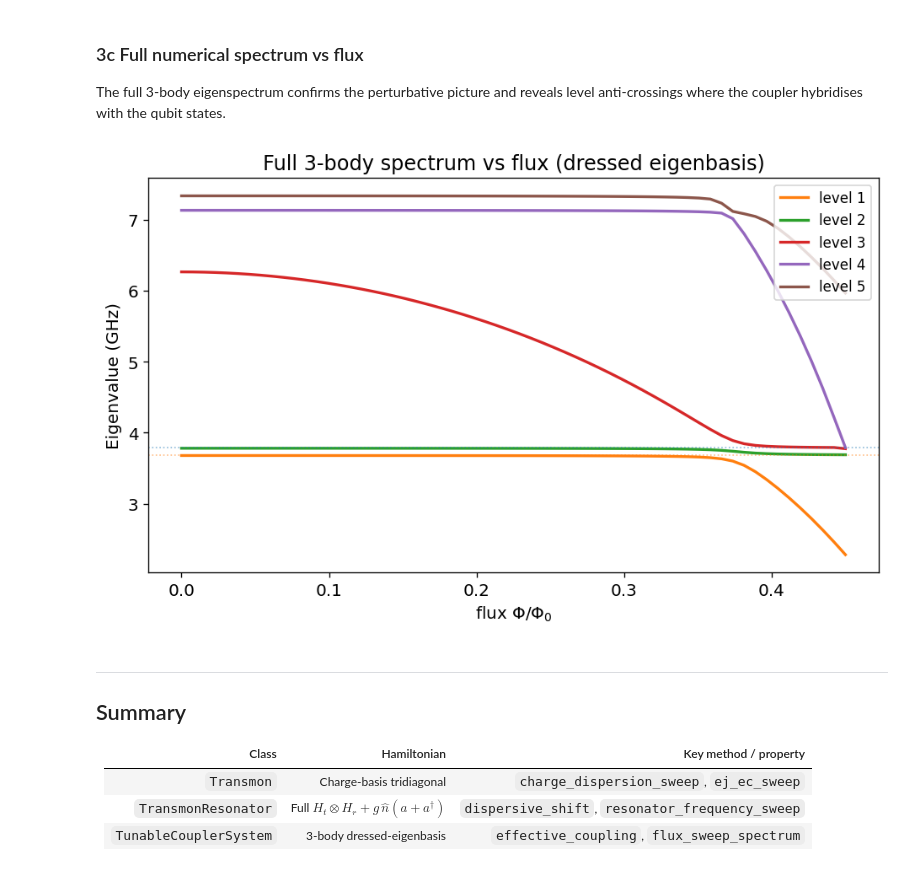
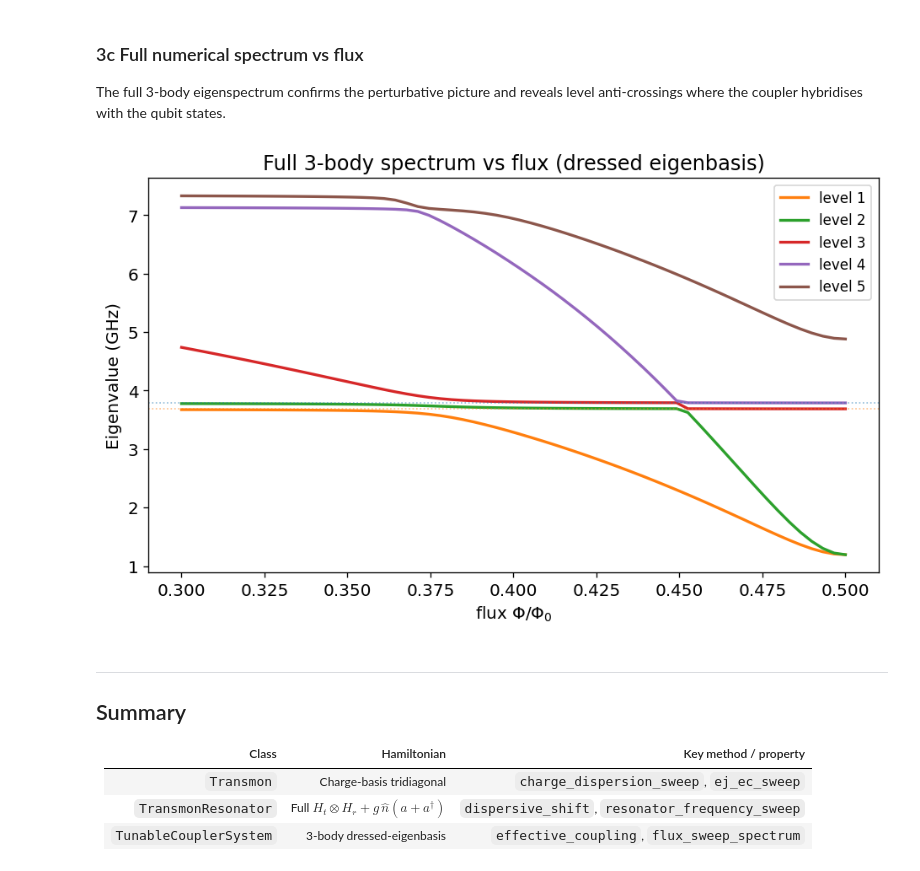
Before and after one commit to jghosh2/superqsim, a Jupyter notebook: transmon_demo.ipynb, the cells around one changed output. Drawn from its saved outputs; the diff is of its cells as text; code cells hidden in the pictures.

```diff
--- a/transmon_demo.ipynb
+++ b/transmon_demo.ipynb
@@ -336,23 +332,23 @@ g_eff at Φ/Φ₀ = 0.4 : 25.17 MHz
 The full 3-body eigenspectrum confirms the perturbative picture and reveals
 level anti-crossings where the coupler hybridises with the qubit states.
 # %%
-flux_coarse = np.linspace(0.0, 0.45, 60)  # stop before coupler diverges at 0.5
+flux_coarse = np.linspace(0.3, 0.5, 60)  # stop before coupler diverges at 0.5
 spec = system.flux_sweep_spectrum(flux_coarse, num_levels=6)
 
 fig, ax = plt.subplots(figsize=(8, 5))
 for lvl in range(1, spec.shape[1]):
     ax.plot(flux_coarse, spec[:, lvl], color=f"C{lvl}", lw=2, label=f"level {lvl}")
 
 ax.axhline(omega_A, ls=":", color="C0", alpha=0.5, lw=1)
 ax.axhline(omega_B, ls=":", color="C1", alpha=0.5, lw=1)
 ax.set_xlabel(r"flux $\Phi/\Phi_0$")
 ax.set_ylabel("Eigenvalue (GHz)")
 ax.set_title("Full 3-body spectrum vs flux (dressed eigenbasis)")
 ax.legend(fontsize=10, loc="upper right")
 plt.tight_layout()
 plt.show()
 # %% [output]
-[figure, old version]
+[figure, new version]
 # %% [markdown]
 ---
 ## Summary
```
Also changed, not shown: parts of 7 cells of this notebook, 7 other files.
